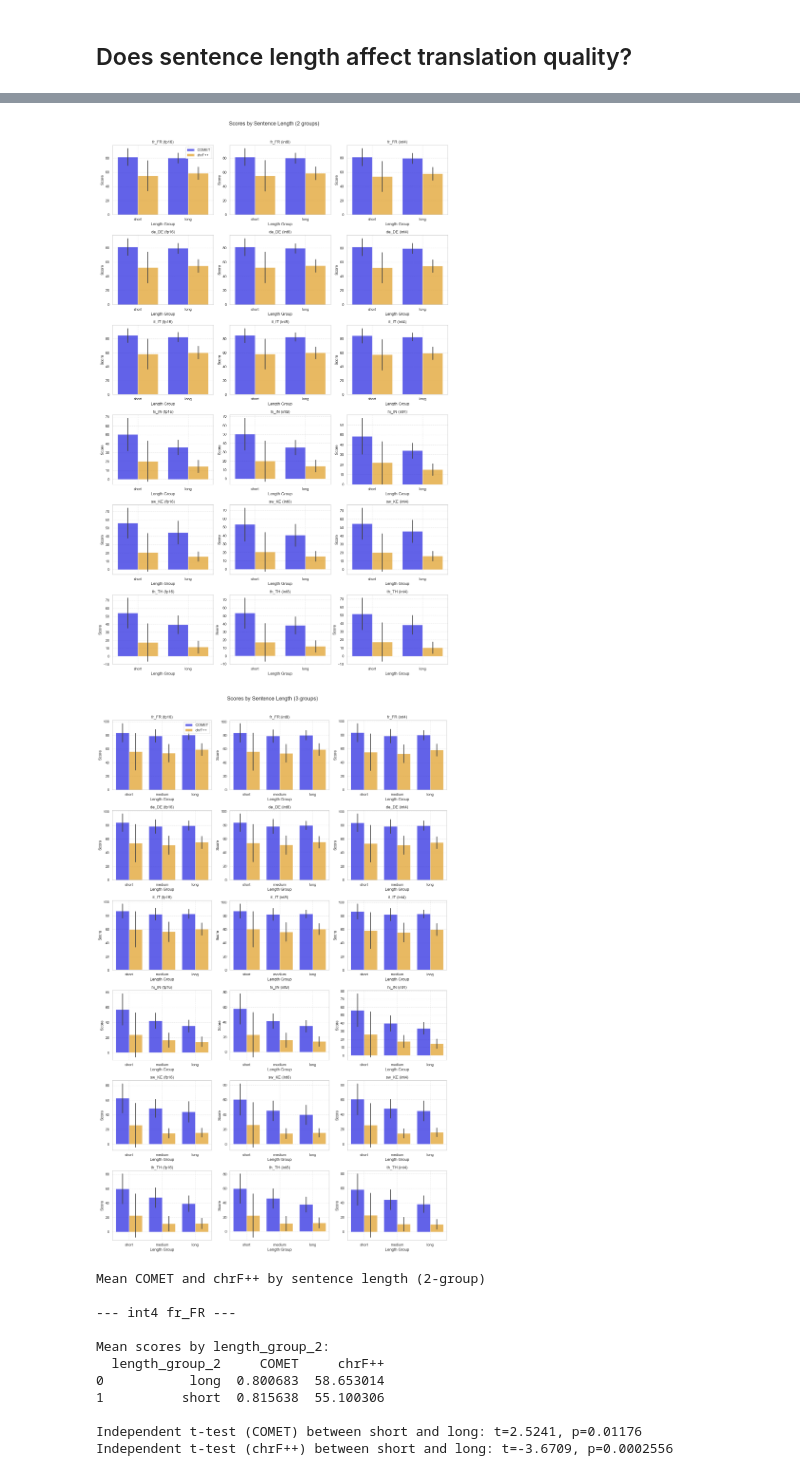
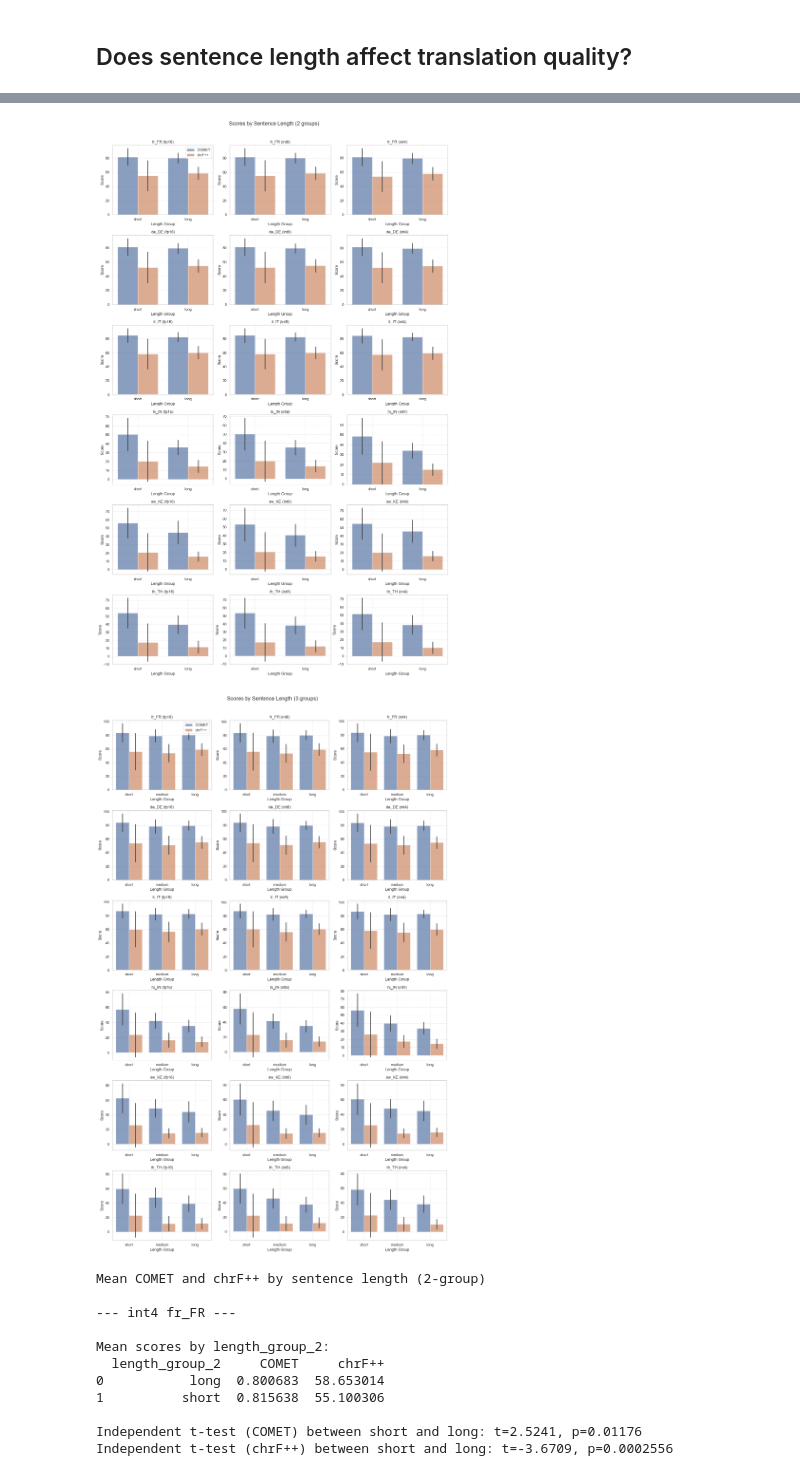
Before and after one commit to raya-mez/dl4nlp-model_compression_for_mt, a Jupyter notebook: results/tower_analysis.ipynb, the cells around one changed output, grey strips where cells are left out. Saved outputs shown, nothing was run; the diff lists cells and outputs as text; code cells hidden in the pictures.

```diff
--- a/results/tower_analysis.ipynb
+++ b/results/tower_analysis.ipynb
@@ -37,7 +37,7 @@ RESOURCE_ORDER = ["high", "mid", "low"]
 METRICS = ["COMET", "chrF++"]
 MODEL = "tower"
 
-sns.set_theme(style="whitegrid", palette="pastel")
+sns.set_theme(style="whitegrid")
 
 if os.path.basename(os.getcwd()) != MODEL:
     os.chdir(MODEL)
@@ -198,8 +198,7 @@ for res in RESOURCE_ORDER:
     langs = deltas[deltas["resource_level"] == res]["lang_code"].unique()
     lang_order.extend(sorted(langs))
 
-# Define color and hatch maps
-color_map = {"high": "#1b9e77", "mid": "#7570b3", "low": "#d95f02"}
+# Define hatch map only (no color map)
 hatch_map = {"int8": "", "int4": "//"}  # full for int8, hatched for int4
 
 fig, axes = plt.subplots(1, 2, figsize=(14, 6), sharex=True)
@@ -210,13 +209,17 @@ legend_resource_handles = None
 legend_precision_handles = None
 
 for ax_idx, (ax, delta_metric) in enumerate(zip(axes, delta_metrics)):
-    # Draw bars manually to control both color (resource_level) and hatch (precision)
+    # Draw bars manually to control hatch (precision), let matplotlib assign colors by resource_level
     bar_width = 0.35
     x = np.arange(len(lang_order))
     precisions = ["int8", "int4"]
     n_prec = len(precisions)
     total_width = bar_width * n_prec
     offset = -total_width / 2 + bar_width / 2
+
+    # Get a color for each resource_level from the current color cycle
+    color_cycle = plt.rcParams['axes.prop_cycle'].by_key().get('color', ['C0', 'C1', 'C2'])
+    resource_colors = {res: color_cycle[i % len(color_cycle)] for i, res in enumerate(RESOURCE_ORDER)}
 
     for i, precision in enumerate(precisions):
         subset = deltas[deltas["precision"] == precision]
@@ -229,7 +232,7 @@ for ax_idx, (ax, delta_metric) in enumerate(zip(axes, delta_metrics)):
                     x[j] + offset + i * bar_width,
                     val,
                     width=bar_width,
-                    color=color_map[resource],
+                    color=resource_colors[resource],
                     hatch=hatch_map[precision],
                     edgecolor="black",
                     zorder=3
@@ -243,7 +246,7 @@ for ax_idx, (ax, delta_metric) in enumerate(zip(axes, delta_metrics)):
     # Only collect legend handles/labels from the first axis
     if ax_idx == 0:
         # Resource level legend (color)
-        legend_resource_handles = [mpatches.Patch(facecolor=color_map[res], label=res) for res in RESOURCE_ORDER]
+        legend_resource_handles = [mpatches.Patch(facecolor=resource_colors[res], label=res) for res in RESOURCE_ORDER]
         # Precision legend (hatch)
         legend_precision_handles = [
             mpatches.Patch(facecolor="white", edgecolor="black", hatch=hatch_map[prec], label=prec)
@@ -387,8 +390,8 @@ for i, lang_pair in enumerate(LANG_PAIRS):
         if df["COMET"].max() <= 1.0:
             df["COMET"] = df["COMET"] * 100
         ax = axes[i, j] if n_langs > 1 and n_precs > 1 else (axes[j] if n_langs == 1 else axes[i])
-        sns.histplot(df["COMET"], kde=True, color="blue", label="COMET", ax=ax)
-        sns.histplot(df["chrF++"] if "chrF++" in df.columns else df["CHRF++"], kde=True, color="orange", label="CHRF++", ax=ax)
+        sns.histplot(df["COMET"], kde=True, label="COMET", ax=ax)
+        sns.histplot(df["chrF++"] if "chrF++" in df.columns else df["CHRF++"], kde=True, label="CHRF++", ax=ax)
         if i == 0:
             ax.set_title(f"{precision}")
         if j == 0:
@@ -625,8 +628,8 @@ for i, lang in enumerate(LANG_CODES):
         if comet_vals.max() <= 1.0:
             comet_vals = comet_vals * 100
 
-        ax.scatter(df["src_length"], comet_vals, alpha=0.3, label="COMET score", color="blue")
-        ax.scatter(df["src_length"], df["chrF++"], alpha=0.3, label="chrF++ score", color="orange")
+        ax.scatter(df["src_length"], comet_vals, alpha=0.3, label="COMET score")
+        ax.scatter(df["src_length"], df["chrF++"], alpha=0.3, label="chrF++ score")
 
         ax.set_xlabel("Source sentence length (words)")
         ax.set_ylabel("Score")
@@ -682,7 +685,6 @@ for i, lang in enumerate(LANG_CODES):
             hue="Metric",
             ax=ax,
             errorbar="sd",
-            palette={"COMET": "blue", "chrF++": "orange"},
             alpha=0.7
         )
 
@@ -726,36 +728,35 @@ for i, lang in enumerate(LANG_CODES):
             value_name="Score"
         )
         df_melted = df_melted[df_melted["length_group_3"].isin(x_labels_3)]
         df_melted["length_group_3"] = pd.Categorical(df_melted["length_group_3"], categories=x_labels_3, ordered=True)
 
         sns.barplot(
             data=df_melted,
             x="length_group_3",
             y="Score",
             hue="Metric",
             ax=ax,
             errorbar="sd",
-            palette={"COMET": "blue", "chrF++": "orange"},
             alpha=0.7
         )
 
         ax.set_title(f"{lang} ({prec})")
         ax.set_ylabel("Score")
         ax.set_xlabel("Length Group")
         ax.xaxis.set_major_locator(FixedLocator([0, 1, 2]))
         ax.set_xticklabels(x_labels_3)
         ax.grid(True, linestyle="--", alpha=0.5)
         if i == 0 and j == 0:
             ax.legend()
         else:
             ax.get_legend().remove()
 
 fig3.suptitle("Scores by Sentence Length (3 groups)", fontsize=16)
 plt.tight_layout(rect=[0, 0, 1, 0.97])
 plt.show()
 # %% [output]
-[figure, old version]
+[figure, new version]
-[figure, old version]
+[figure, new version]
 # %%
 print(f"Mean COMET and chrF++ by sentence length (2-group)")
 for prec in PRECISIONS:
```
Also changed, not shown: parts of 8 cells of this notebook.
